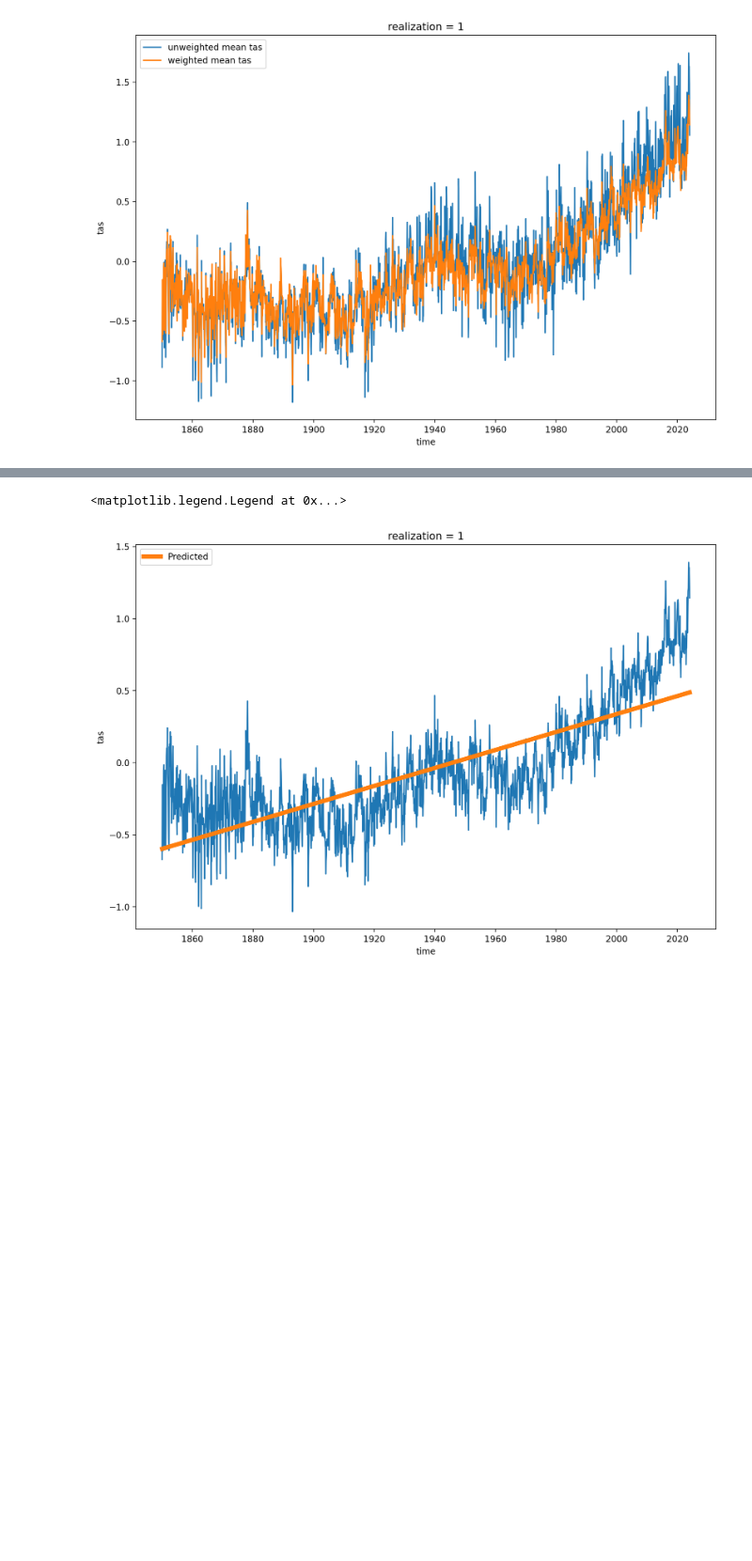
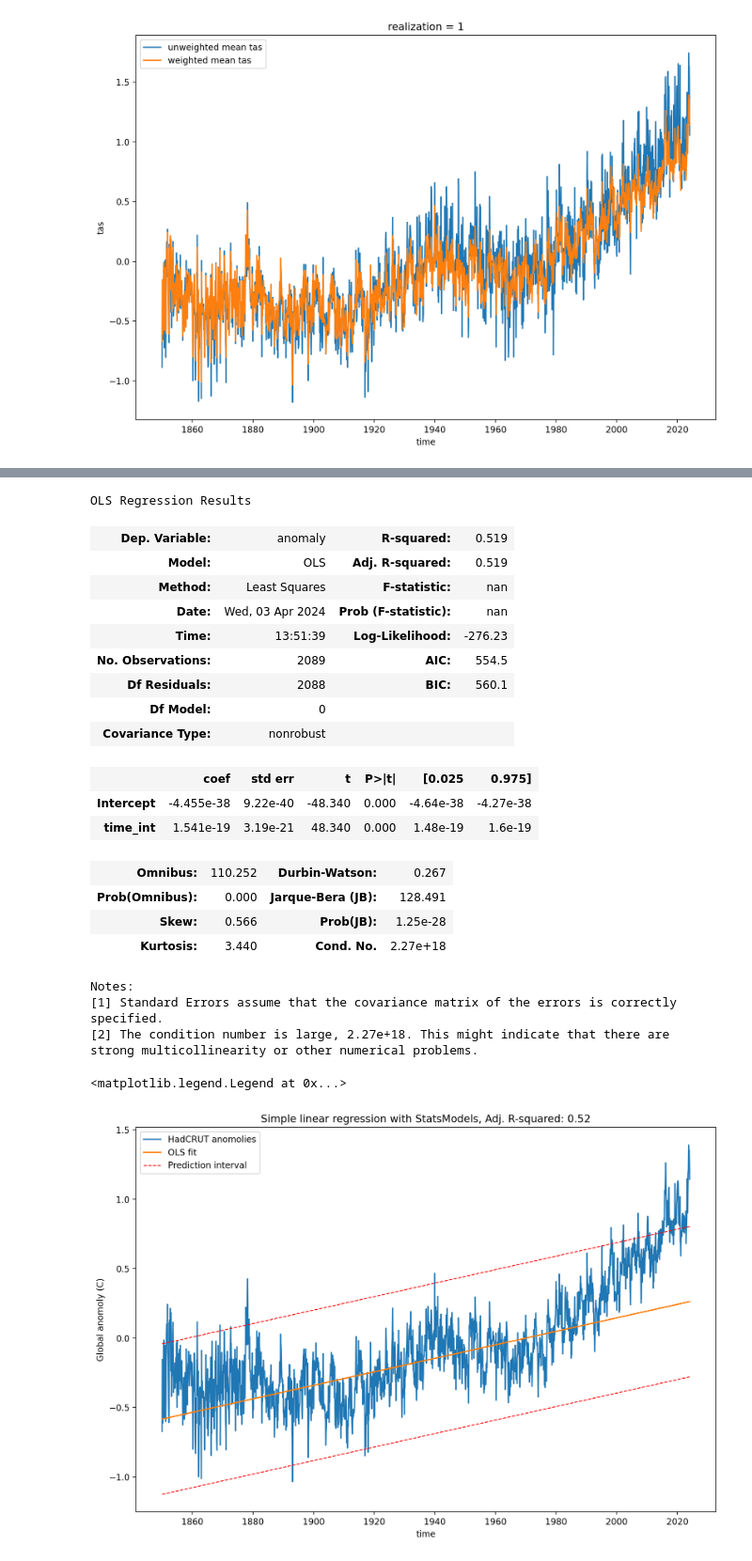
Before and after one commit to AndrewLngdn/hc_analysis, a Jupyter notebook: linear_regression.ipynb, the cells around one changed output, grey strips where cells are left out. Shown at 94% size. Saved outputs shown, nothing was run; the diff lists cells and outputs as text; code cells hidden in the pictures; blank space fills up the shorter version.

```diff
--- a/linear_regression.ipynb
+++ b/linear_regression.ipynb
@@ -39,6 +44,7 @@ plt.legend()
 # %%
 global_anoms = dataset_weighted.mean(dim=("longitude", "latitude"))
-anoms_list = global_anoms.values
-time_list = global_anoms.coords["time"].values
-time_floats = time_list.astype("float").reshape(-1, 1)
+
+anoms_df = global_anoms.to_pandas().reset_index()
+anoms_df = anoms_df.rename({0: "anomaly"}, axis=1)
+anoms_df["time_int"] = anoms_df["time"].astype("int")
 # %% [markdown]
@@ -46,10 +52,56 @@ time_floats = time_list.astype("float").reshape(-1, 1)
 # %%
-reg = LinearRegression().fit(time_floats, anoms_list)
+# Model
+y, X = Formula('anomaly ~ time_int').get_model_matrix(anoms_df)
 
-global_anoms.plot()
-anoms_predicted = reg.predict(time_floats)
-plt.plot(time_list, anoms_predicted, label="Predicted", linewidth=5)
+model = sm.OLS(y, X)
+results = model.fit()
+
+# Results
+
+# Table
+display(results.summary())
+
+# Plot
+global_anoms.plot(label="HadCRUT anomolies")
+plt.plot(anoms_df["time"].values, results.predict(X), label="OLS fit")
+
+def add_prediction_bands(x, results):
+    st, data, ss2 = summary_table(results, alpha=0.05)
+
+    fittedvalues = data[:, 2]
+    predict_mean_se  = data[:, 3]
+    predict_mean_ci_low, predict_mean_ci_upp = data[:, 4:6].T
+    predict_ci_low, predict_ci_upp = data[:, 6:8].T
+
+    plt.plot(x, predict_ci_low, 'r--', lw=1, label="Prediction interval")
+    plt.plot(x, predict_ci_upp, 'r--', lw=1)
+
+add_prediction_bands(anoms_df["time"].values, results)
+
+plt.ylabel("Global anomoly (C)")
+plt.title(f"Simple linear regression with StatsModels, Adj. R-squared: {results.rsquared_adj:.2}")
 plt.legend()
 # %% [output]
-<matplotlib.legend.Legend at 0x...>
+OLS Regression Results
+| Dep. Variable: | anomaly | R-squared: | 0.519 |
+| Model: | OLS | Adj. R-squared: | 0.519 |
+| Method: | Least Squares | F-statistic: | nan |
+| Date: | Wed, 03 Apr 2024 | Prob (F-statistic): | nan |
+| Time: | 13:51:39 | Log-Likelihood: | -276.23 |
+| No. Observations: | 2089 | AIC: | 554.5 |
+| Df Residuals: | 2088 | BIC: | 560.1 |
+| Df Model: | 0 |  |  |
+| Covariance Type: | nonrobust |  |  |
+|  | coef | std err | t | P>|t| | [0.025 | 0.975] |
+| Intercept | -4.455e-38 | 9.22e-40 | -48.340 | 0.000 | -4.64e-38 | -4.27e-38 |
+| time_int | 1.541e-19 | 3.19e-21 | 48.340 | 0.000 | 1.48e-19 | 1.6e-19 |
+| Omnibus: | 110.252 | Durbin-Watson: | 0.267 |
+| Prob(Omnibus): | 0.000 | Jarque-Bera (JB): | 128.491 |
+| Skew: | 0.566 | Prob(JB): | 1.25e-28 |
+| Kurtosis: | 3.440 | Cond. No. | 2.27e+18 |
+Notes:
+[1] Standard Errors assume that the covariance matrix of the errors is correctly specified.
+[2] The condition number is large, 2.27e+18. This might indicate that there are
+strong multicollinearity or other numerical problems.
+<matplotlib.legend.Legend at 0x...>
-[figure, old version]
+[figure, new version]
```
Also changed, not shown: parts of 12 cells of this notebook.
